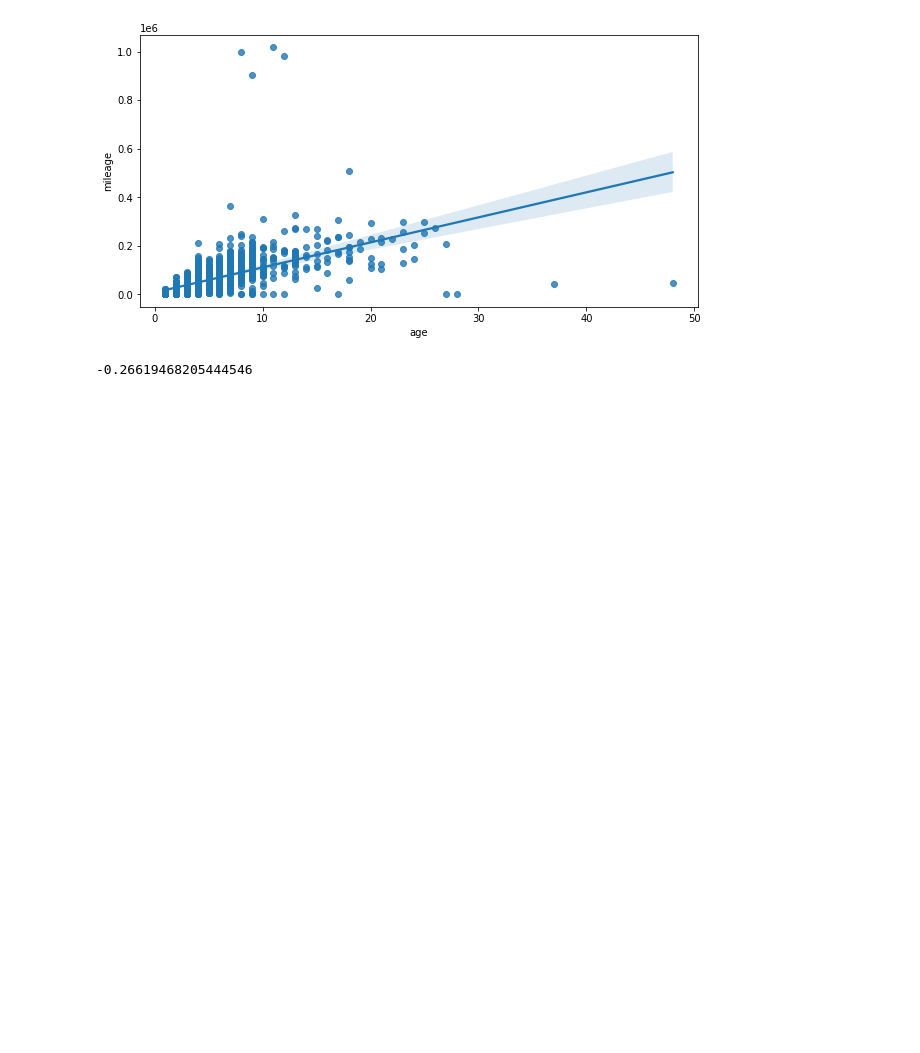
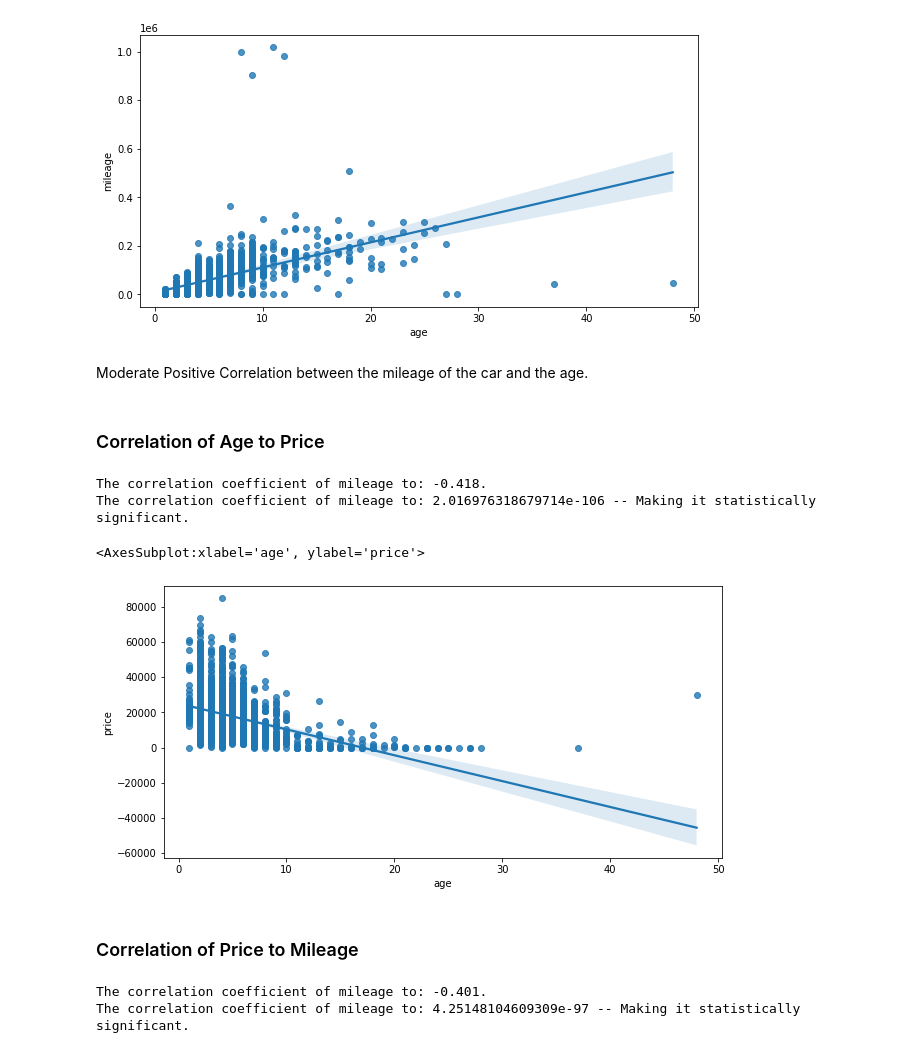
Before and after one commit to arjneal/DataScience, a Jupyter notebook: data_analytics/code_files/car_sales.ipynb, the cells around one changed output. Saved outputs shown, nothing was run; the diff lists cells and outputs as text; code cells hidden in the pictures; blank space fills up the shorter version.

```diff
--- a/data_analytics/code_files/car_sales.ipynb
+++ b/data_analytics/code_files/car_sales.ipynb
@@ -222,7 +223,7 @@ sns.regplot(x = clean_df.age, y = clean_df.mileage)
 # %% [output]
 <AxesSubplot:xlabel='age', ylabel='mileage'>
 [figure]
-# %%
-gdf["age"].corr(gdf["price"])
-# %% [output]
--0.26619468205444546
+# %% [markdown]
+Moderate Positive Correlation between the mileage of the car and the age.
+# %% [markdown]
+### Correlation of Age to Price
@@ -228,0 +232,15 @@ gdf["age"].corr(gdf["price"])
+# %%
+print("The correlation coefficient of mileage to:", '\033[1m' + f"{correlation_price[0].round(3)}" + '\033[0m.')
+print("The correlation coefficient of mileage to:", '\033[1m' + f"{correlation_price[1]}" + '\033[0m', "-- Making it statistically significant.")
+# %% [output]
+The correlation coefficient of mileage to: -0.418.
+The correlation coefficient of mileage to: 2.016976318679714e-106 -- Making it statistically significant.
+# %%
+import seaborn as sns
+fig = plt.figure(figsize = (10, 5))
+sns.regplot(x = clean_df.age, y = clean_df.price)
+# %% [output]
+<AxesSubplot:xlabel='age', ylabel='price'>
+[figure, added]
+# %% [markdown]
+### Correlation of Price to Mileage
@@ -228,0 +249,6 @@ gdf["age"].corr(gdf["price"])
+# %%
+print("The correlation coefficient of mileage to:", '\033[1m' + f"{correlation_mileage[0].round(3)}" + '\033[0m.')
+print("The correlation coefficient of mileage to:", '\033[1m' + f"{correlation_mileage[1]}" + '\033[0m', "-- Making it statistically significant.")
+# %% [output]
+The correlation coefficient of mileage to: -0.401.
+The correlation coefficient of mileage to: 4.25148104609309e-97 -- Making it statistically significant.
```
Also changed, not shown: parts of 19 cells of this notebook.
